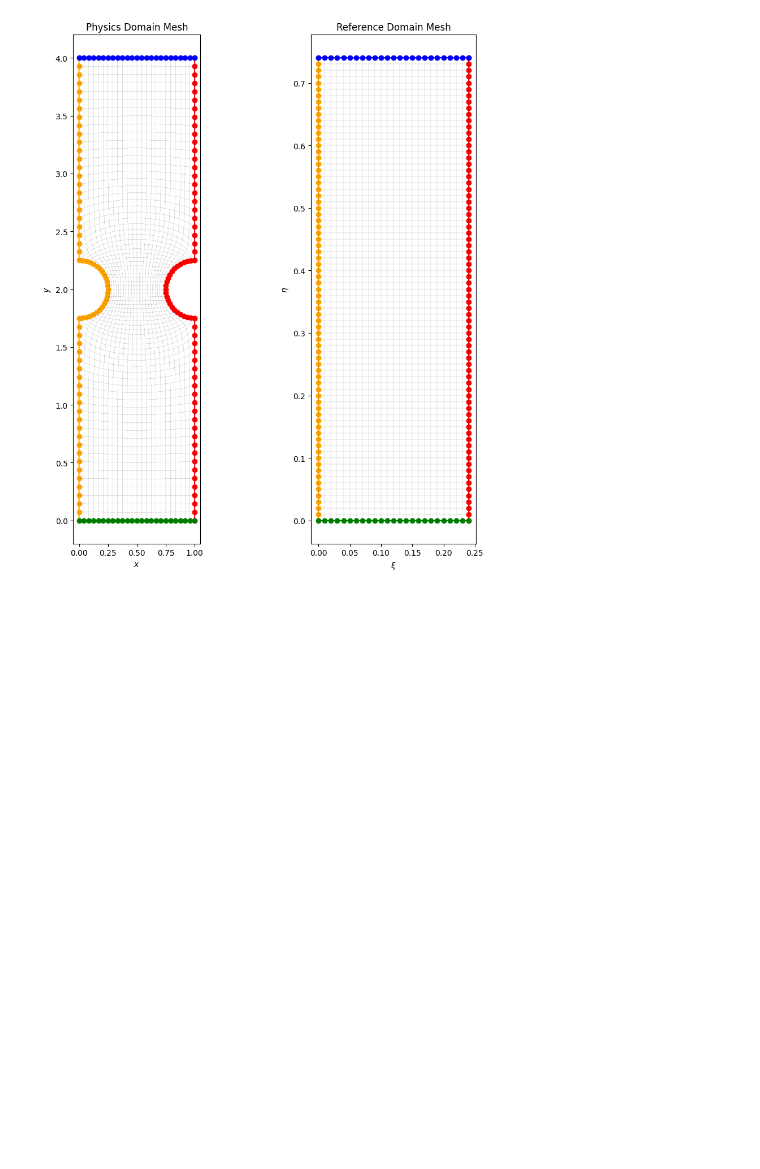
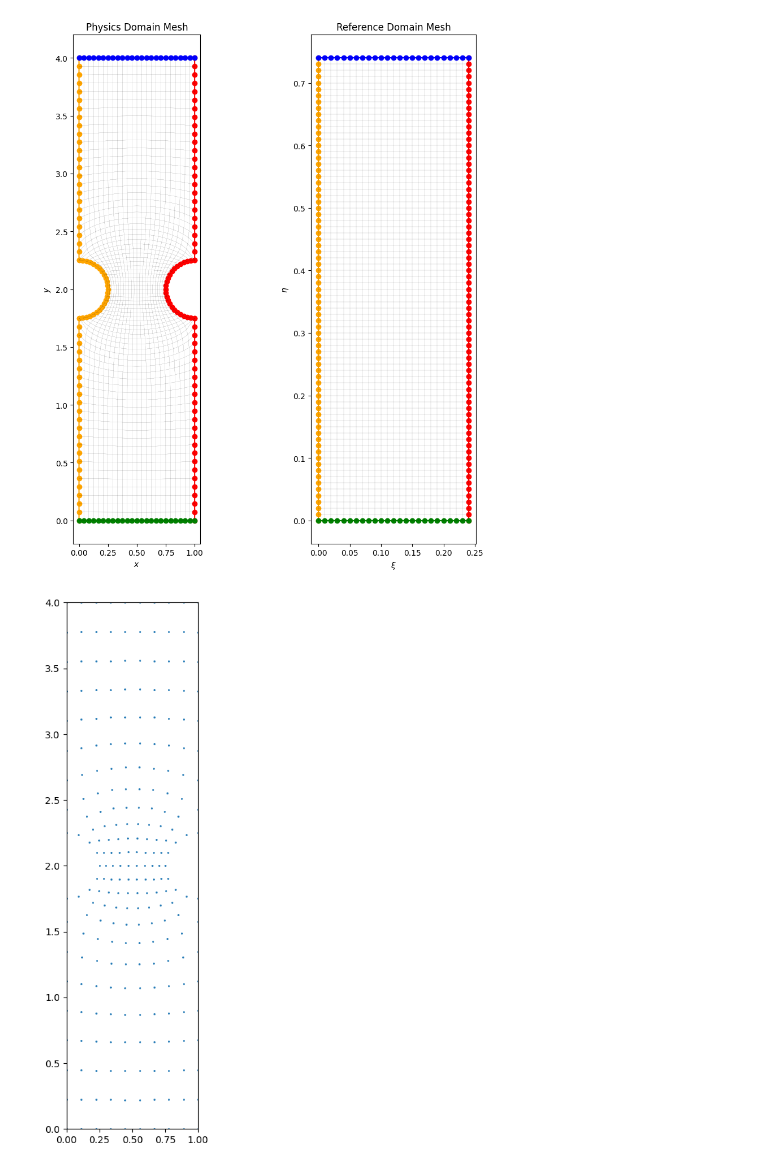
Before and after one commit to nickrummens/SPIQ, a Jupyter notebook: geometry/elliptic_mapping.ipynb, the cells around one changed output. Drawn from its saved outputs; the diff is of its cells as text; code cells hidden in the pictures; blank space fills up the shorter version.

```diff
--- a/geometry/elliptic_mapping.ipynb
+++ b/geometry/elliptic_mapping.ipynb
@@ -29,8 +29,8 @@ import matplotlib.pyplot as plt
 
 
 # Define the parameters
-height = 4
-width = 1
+y_max = 4
+x_max = 1
 notch_diameter = 0.5
 notch_radius = notch_diameter / 2
 notch_height = 2
@@ -39,17 +39,17 @@ notch_center2 = (1, 2)
 n_points = 25
 
 # Generate the top and bottom boundaries
-top = np.array([(x, height) for x in np.linspace(0, width, n_points)])
-bottom = np.array([(x, 0) for x in np.linspace(0, width, n_points)])
+top = np.array([(x, y_max) for x in np.linspace(0, x_max, n_points)])
+bottom = np.array([(x, 0) for x in np.linspace(0, x_max, n_points)])
 
 # Generate the left and right boundaries
 left_1 = np.array([(0, y) for y in np.linspace(0, notch_height - notch_radius, n_points)])
-left_2 = np.array([(0, y) for y in np.linspace(notch_height + notch_radius, height, n_points)])
+left_2 = np.array([(0, y) for y in np.linspace(notch_height + notch_radius, y_max, n_points)])
 left_circle = np.array([(notch_center1[0] + notch_radius * np.sin(t), notch_center1[1] + notch_radius * np.cos(t)) for t in np.linspace(np.pi, 0, n_points)])
 left = np.concatenate([left_1, left_circle, left_2])
 
-right_1 = np.array([(width, y) for y in np.linspace(0, notch_height - notch_radius, n_points)])
-right_2 = np.array([(width, y) for y in np.linspace(notch_height + notch_radius, height, n_points)])
+right_1 = np.array([(x_max, y) for y in np.linspace(0, notch_height - notch_radius, n_points)])
+right_2 = np.array([(x_max, y) for y in np.linspace(notch_height + notch_radius, y_max, n_points)])
 right_circle = np.array([(notch_center2[0] + notch_radius * np.sin(t), notch_center2[1] + notch_radius * np.cos(t)) for t in np.linspace(np.pi, 2 * np.pi, n_points)])
 right = np.concatenate([right_1, right_circle, right_2])
 
@@ -95,3 +95,39 @@ The mesh generation reaches covergence!
 #save the mesh
 data_path = f"deep_notched_{nx}x{ny}.txt"
 np.savetxt(data_path, np.hstack((myMesh.x.reshape(-1, 1), myMesh.y.reshape(-1, 1))), delimiter=' ', fmt='%1.16f')
+# %%
+import jax
+import jax.numpy as jnp
+
+# Load geometry mapping
+nx=25
+ny=75
+Xp = np.loadtxt(f"../geometry/deep_notched_{nx}x{ny}.txt")
+
+# Interpolate mapping
+X_map_points = Xp[:, 0].reshape((ny, nx)).T
+Y_map_points = Xp[:, 1].reshape((ny, nx)).T
+
+def coordMap(x):
+    x_pos = x[:, 0]/x_max*(nx-1)
+    y_pos = x[:, 1]/y_max*(ny-1)
+
+    x_mapped = jax.scipy.ndimage.map_coordinates(X_map_points, [x_pos, y_pos], order=1)
+    y_mapped = jax.scipy.ndimage.map_coordinates(Y_map_points, [x_pos, y_pos], order=1)
+
+    return jnp.stack((x_mapped, y_mapped), axis=1)
+
+
+x_plot = np.linspace(0, x_max, 10)
+y_plot = np.linspace(0, y_max, 25)
+X_plot, Y_plot = np.meshgrid(x_plot, y_plot)
+X_plot, Y_plot = X_plot.flatten(), Y_plot.flatten()
+X_mapped, Y_mapped = coordMap(jax.numpy.stack((X_plot, Y_plot), axis=1)).T
+
+fig, ax = plt.subplots(1, 1,figsize=(10,10))
+plt.scatter(X_mapped, Y_mapped, s=1)
+plt.xlim(0, x_max)
+plt.ylim(0, y_max)
+ax.set_aspect('equal')
+# %% [output]
+[figure, added]
```
Also changed, not shown: parts of 4 cells of this notebook.
